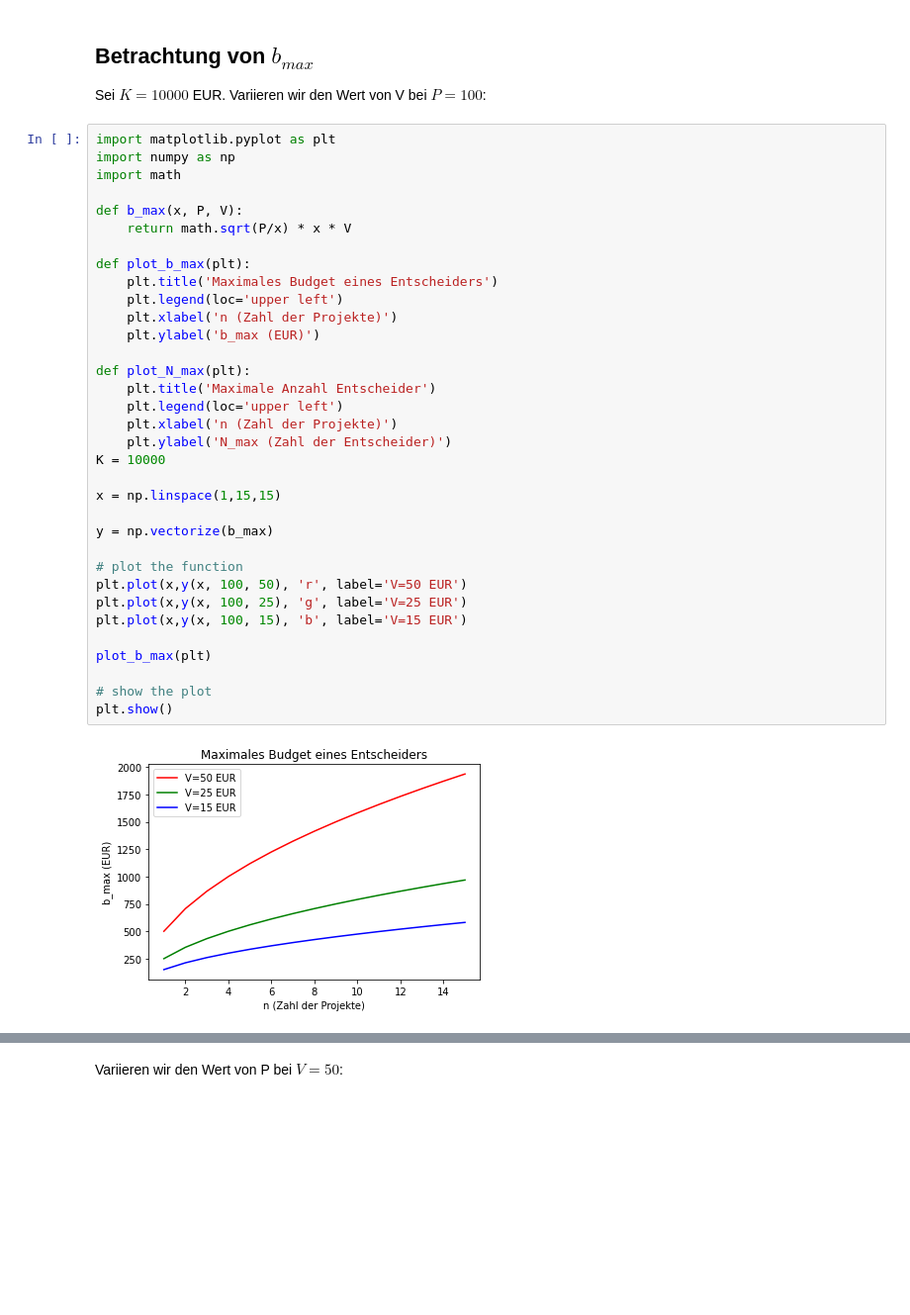
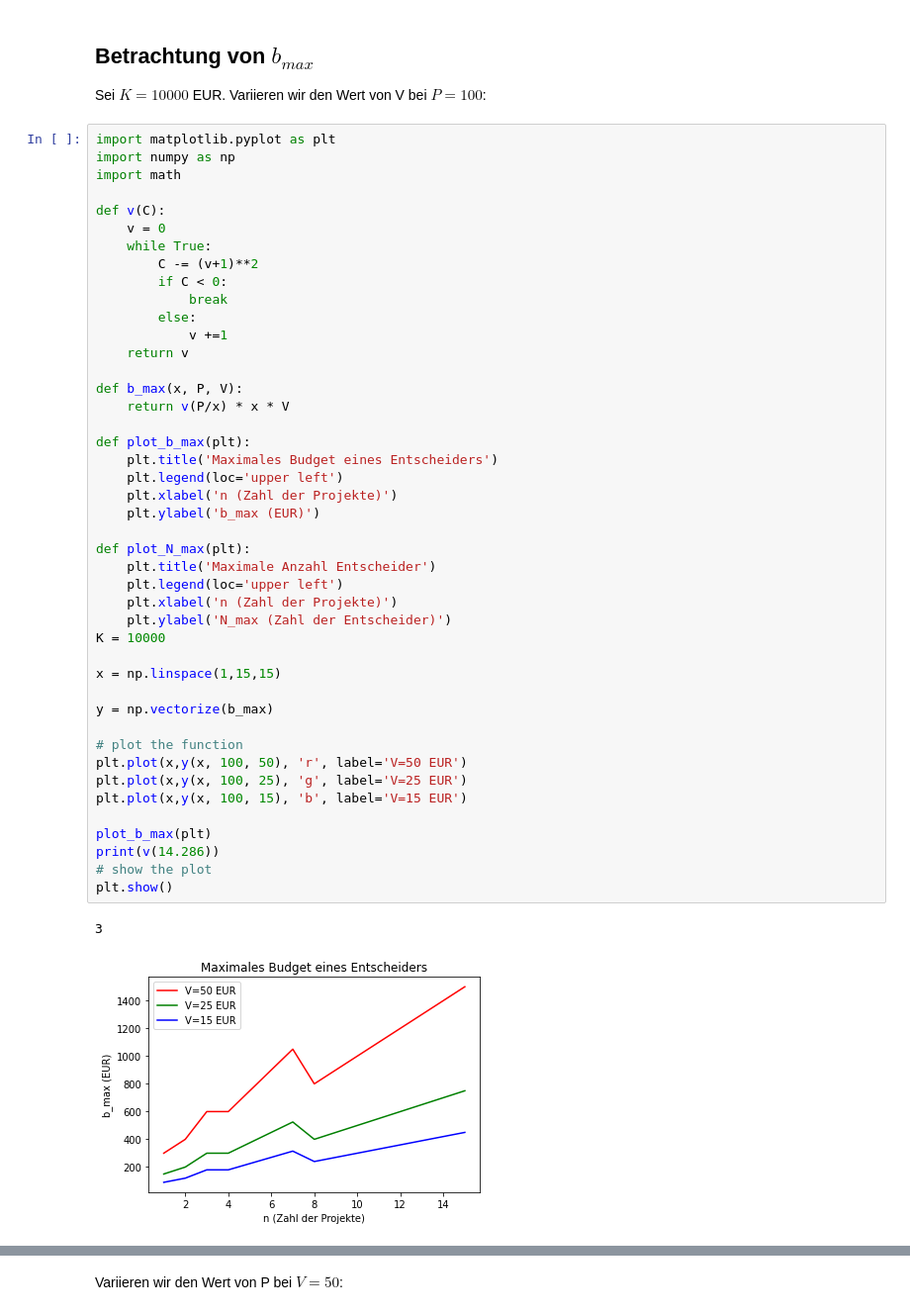
Before and after one commit to campfireman/quadratic-voting-analysis, a Jupyter notebook: quadratic_analysis.ipynb, the cells around one changed output, grey strips where cells are left out. Shown at 99% size. Cells and saved outputs as stored; diff of their text form; blank space fills up the shorter version.

```diff
--- a/quadratic_analysis.ipynb
+++ b/quadratic_analysis.ipynb
@@ -42,37 +49,48 @@ import matplotlib.pyplot as plt
 import numpy as np
 import math
 
+def v(C):
+    v = 0
+    while True:
+        C -= (v+1)**2
+        if C < 0:
+            break
+        else:
+            v +=1
+    return v
+
 def b_max(x, P, V):
-    return math.sqrt(P/x) * x * V
+    return v(P/x) * x * V
 
 def plot_b_max(plt):
     plt.title('Maximales Budget eines Entscheiders')
     plt.legend(loc='upper left')
     plt.xlabel('n (Zahl der Projekte)')
     plt.ylabel('b_max (EUR)')
 
 def plot_N_max(plt):
     plt.title('Maximale Anzahl Entscheider')
     plt.legend(loc='upper left')
     plt.xlabel('n (Zahl der Projekte)')
     plt.ylabel('N_max (Zahl der Entscheider)')
 K = 10000
 
 x = np.linspace(1,15,15)
 
 y = np.vectorize(b_max)
 
 # plot the function
 plt.plot(x,y(x, 100, 50), 'r', label='V=50 EUR')
 plt.plot(x,y(x, 100, 25), 'g', label='V=25 EUR')
 plt.plot(x,y(x, 100, 15), 'b', label='V=15 EUR')
 
 plot_b_max(plt)
-
+print(v(14.286))
 # show the plot
 plt.show()
 # %% [output]
+3
-[figure, old version]
+[figure, new version]
 # %%
 # plot the function
 plt.plot(x,K/y(x, 100, 50), 'r', label='V=50 EUR')
```
Also changed, not shown: parts of 4 cells of this notebook.
